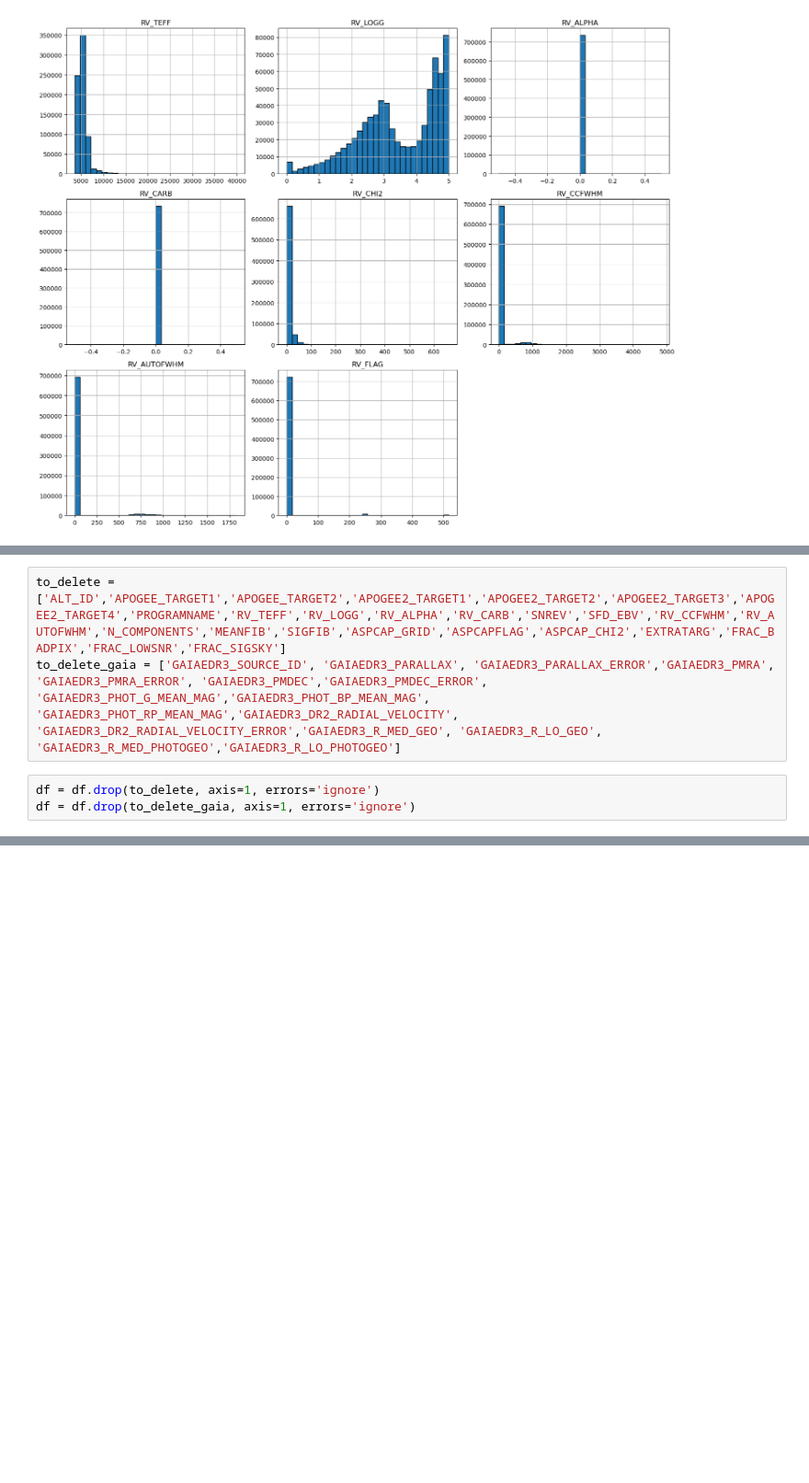
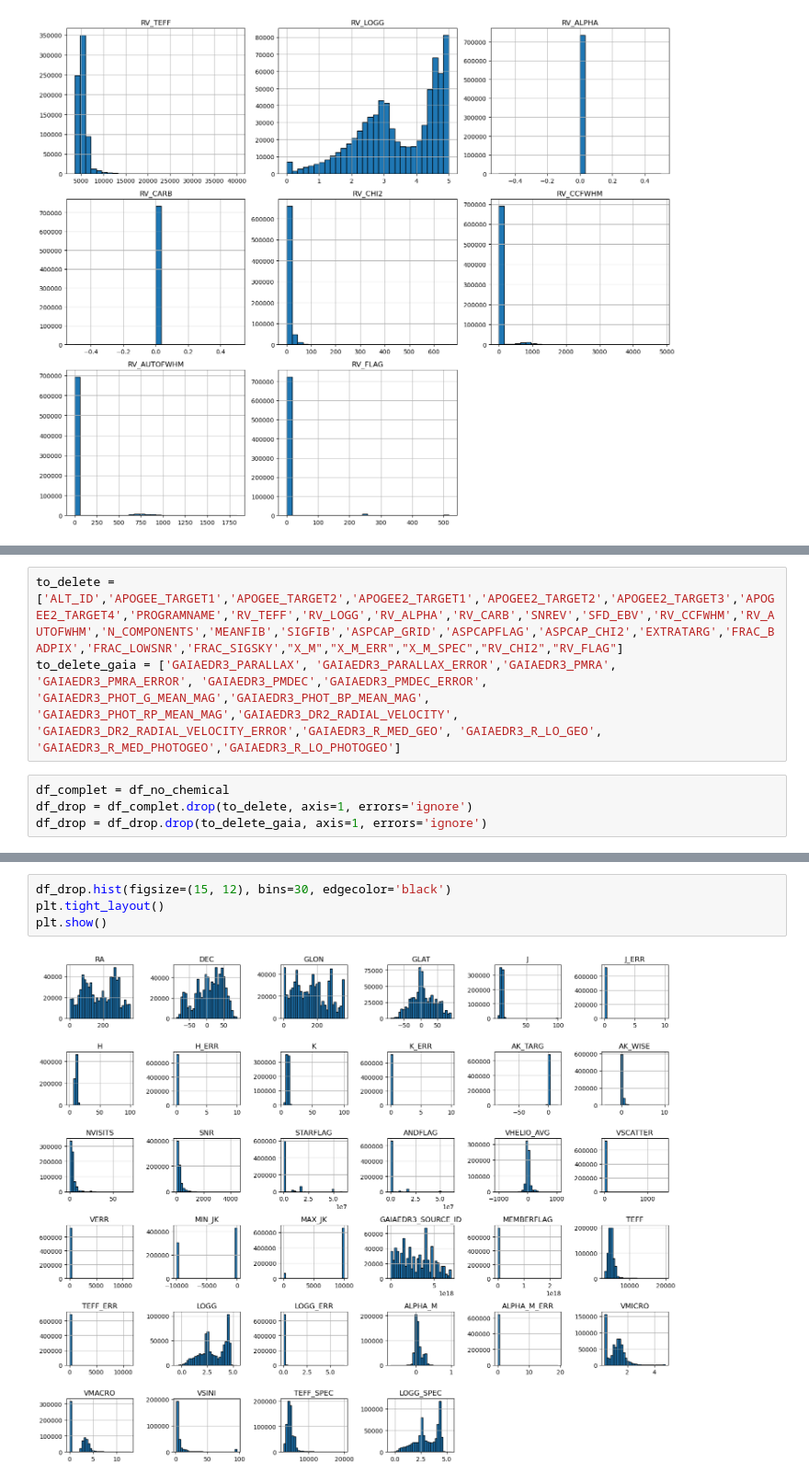
Before and after one commit to astrodeepnet/students-project-2024, a Jupyter notebook: Profiling.ipynb, the cells around one changed output, grey strips where cells are left out. Shown at 92% size. Cells and saved outputs as stored; diff of their text form; blank space fills up the shorter version.

```diff
--- a/Profiling.ipynb
+++ b/Profiling.ipynb
@@ -268,6 +265,7 @@ df.describe()
 # %%
-to_delete = ['ALT_ID','APOGEE_TARGET1','APOGEE_TARGET2','APOGEE2_TARGET1','APOGEE2_TARGET2','APOGEE2_TARGET3','APOGEE2_TARGET4','PROGRAMNAME','RV_TEFF','RV_LOGG','RV_ALPHA','RV_CARB','SNREV','SFD_EBV','RV_CCFWHM','RV_AUTOFWHM','N_COMPONENTS','MEANFIB','SIGFIB','ASPCAP_GRID','ASPCAPFLAG','ASPCAP_CHI2','EXTRATARG','FRAC_BADPIX','FRAC_LOWSNR','FRAC_SIGSKY']
-to_delete_gaia = ['GAIAEDR3_SOURCE_ID', 'GAIAEDR3_PARALLAX', 'GAIAEDR3_PARALLAX_ERROR','GAIAEDR3_PMRA', 'GAIAEDR3_PMRA_ERROR', 'GAIAEDR3_PMDEC','GAIAEDR3_PMDEC_ERROR', 'GAIAEDR3_PHOT_G_MEAN_MAG','GAIAEDR3_PHOT_BP_MEAN_MAG', 'GAIAEDR3_PHOT_RP_MEAN_MAG','GAIAEDR3_DR2_RADIAL_VELOCITY', 'GAIAEDR3_DR2_RADIAL_VELOCITY_ERROR','GAIAEDR3_R_MED_GEO', 'GAIAEDR3_R_LO_GEO', 'GAIAEDR3_R_MED_PHOTOGEO','GAIAEDR3_R_LO_PHOTOGEO']
+to_delete = ['ALT_ID','APOGEE_TARGET1','APOGEE_TARGET2','APOGEE2_TARGET1','APOGEE2_TARGET2','APOGEE2_TARGET3','APOGEE2_TARGET4','PROGRAMNAME','RV_TEFF','RV_LOGG','RV_ALPHA','RV_CARB','SNREV','SFD_EBV','RV_CCFWHM','RV_AUTOFWHM','N_COMPONENTS','MEANFIB','SIGFIB','ASPCAP_GRID','ASPCAPFLAG','ASPCAP_CHI2','EXTRATARG','FRAC_BADPIX','FRAC_LOWSNR','FRAC_SIGSKY',"X_M","X_M_ERR","X_M_SPEC","RV_CHI2","RV_FLAG"]
+to_delete_gaia = ['GAIAEDR3_PARALLAX', 'GAIAEDR3_PARALLAX_ERROR','GAIAEDR3_PMRA', 'GAIAEDR3_PMRA_ERROR', 'GAIAEDR3_PMDEC','GAIAEDR3_PMDEC_ERROR', 'GAIAEDR3_PHOT_G_MEAN_MAG','GAIAEDR3_PHOT_BP_MEAN_MAG', 'GAIAEDR3_PHOT_RP_MEAN_MAG','GAIAEDR3_DR2_RADIAL_VELOCITY', 'GAIAEDR3_DR2_RADIAL_VELOCITY_ERROR','GAIAEDR3_R_MED_GEO', 'GAIAEDR3_R_LO_GEO', 'GAIAEDR3_R_MED_PHOTOGEO','GAIAEDR3_R_LO_PHOTOGEO']
 # %%
-df = df.drop(to_delete, axis=1, errors='ignore')
-df = df.drop(to_delete_gaia, axis=1, errors='ignore')
+df_complet = df_no_chemical
+df_drop = df_complet.drop(to_delete, axis=1, errors='ignore')
+df_drop = df_drop.drop(to_delete_gaia, axis=1, errors='ignore')
@@ -273,0 +284,6 @@ df = df.drop(to_delete_gaia, axis=1, errors='ignore')
+# %%
+df_drop.hist(figsize=(15, 12), bins=30, edgecolor='black')
+plt.tight_layout()
+plt.show()
+# %% [output]
+[figure, added]
```
Also changed, not shown: parts of 32 cells of this notebook, 2 other files.
